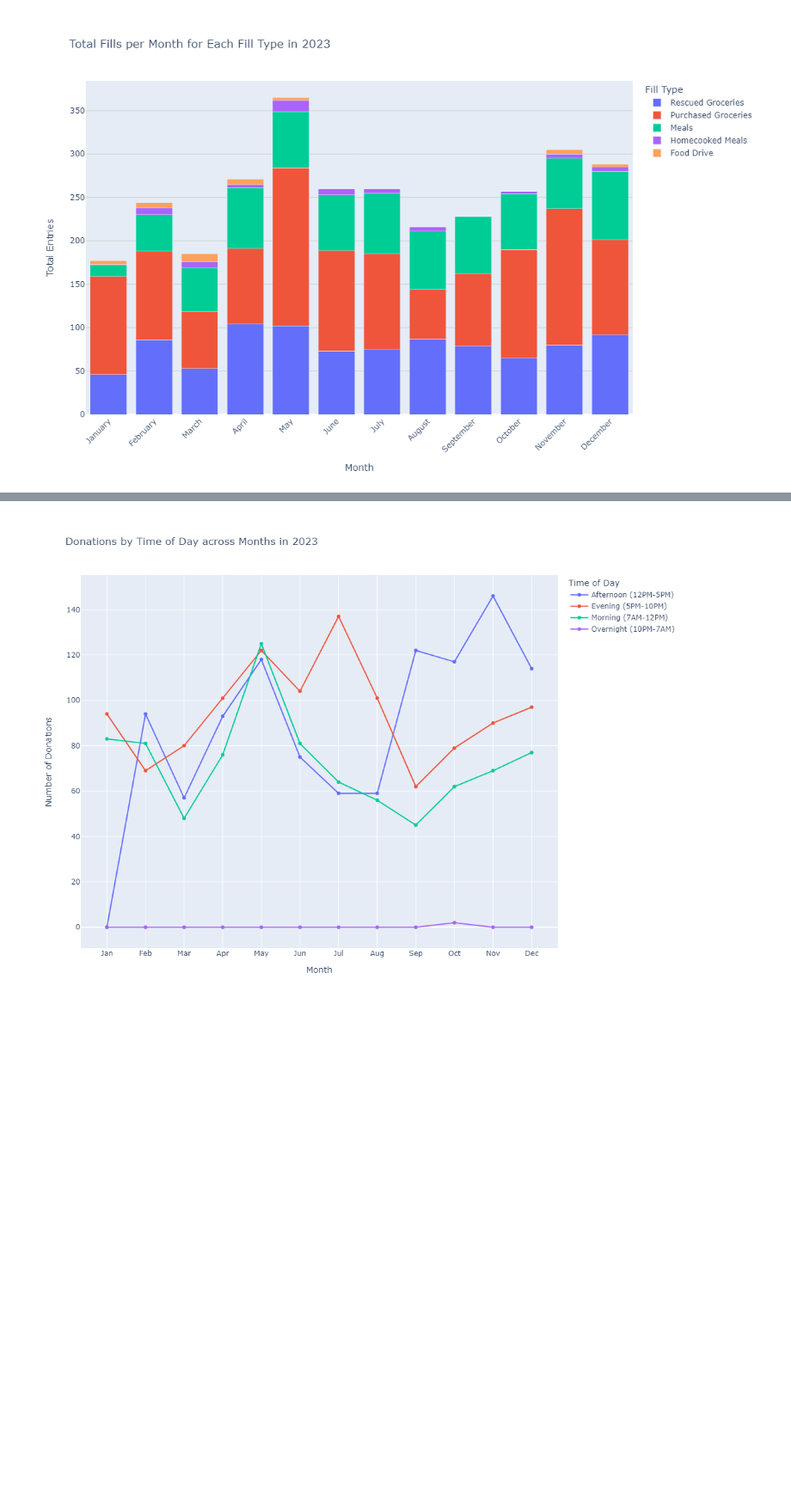
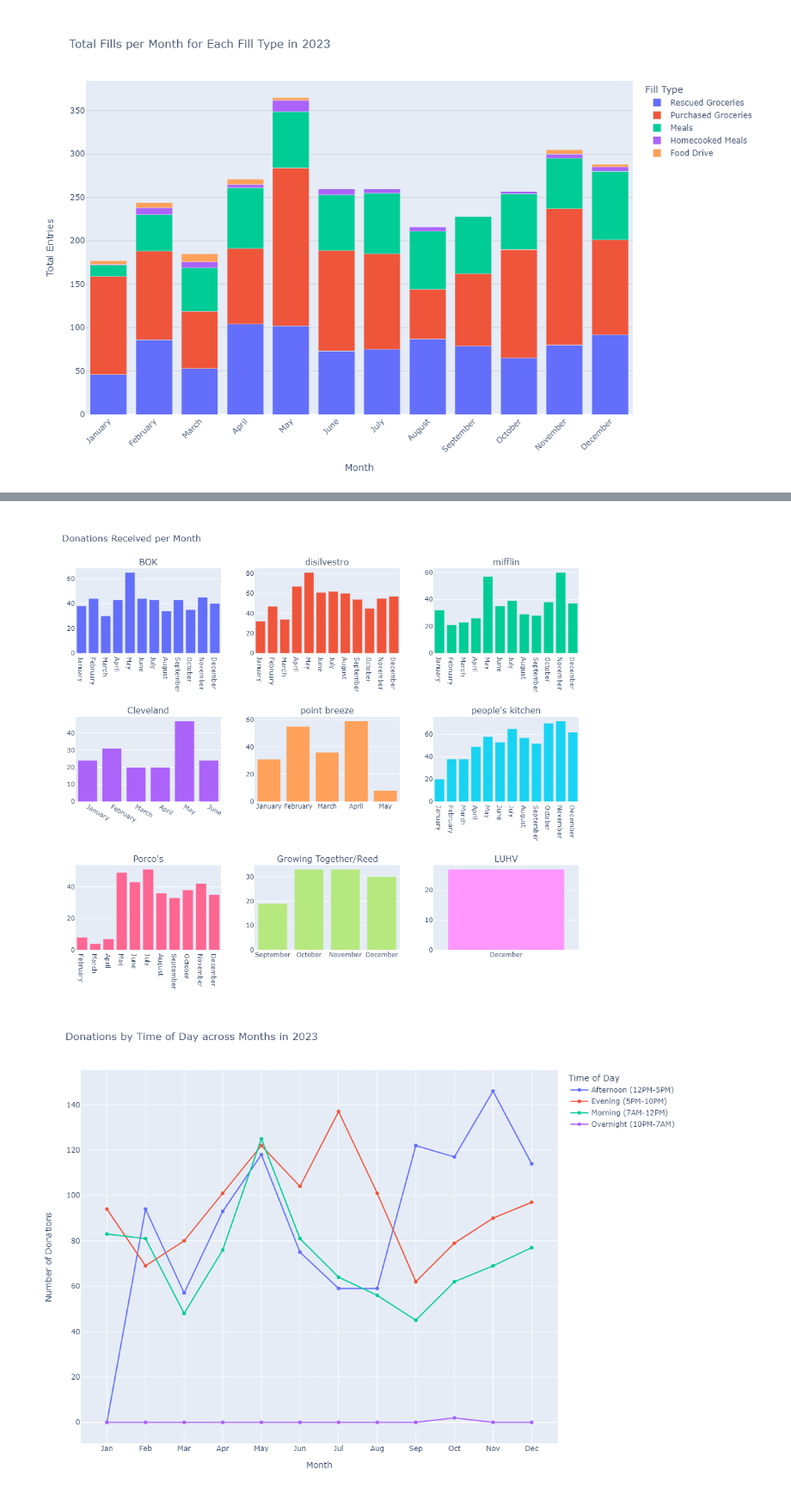
Before and after one commit to vjayne93/project-3-blue-team, a Jupyter notebook: fridge_fills_draft.ipynb, the cells around one changed output, grey strips where cells are left out. Shown at 86% size. Cells and saved outputs as stored; diff of their text form; code cells hidden in the pictures; blank space fills up the shorter version.

```diff
--- a/fridge_fills_draft.ipynb
+++ b/fridge_fills_draft.ipynb
@@ -271,3 +378,76 @@ interactive(children=(Dropdown(description='month', options=(1, 2, 3, 4, 5, 6, 7
+# %%
+# Convert values to lowercase
+df_dates['Dropoff Location'] = df_dates['Dropoff Location'].str.lower()
+
+# Remove NaN values
+df_dates = df_dates.dropna(subset=['Dropoff Location'])
+
+# Define mapping dictionary
+combine_mapping = {
+    'bok': 'BOK',
+    "pk - people's kitchen": "People's Kitchen",
+    'ds - disilvestro': 'DISILVESTRO',
+    'pb - point breeze': 'Point Breeze',
+    'mamatee': "Porco's",
+    'cleveland': 'Cleveland',
+    'growing together/reed': 'Growing Together/Reed',
+    "porco's": "Porco's",
+    'luhv': 'LUHV'
+}
+
+# Replace values using mapping dictionary
+df_dates.loc[:, 'Dropoff Location'] = df_dates['Dropoff Location'].map(combine_mapping).fillna(df_dates['Dropoff Location'])
+
+# Create an empty list to store all subplot traces
+subplot_traces = []
+
+# Iterate through each unique location
+for idx, location in enumerate(unique_locations_combined, start=1):
+    # Filter DataFrame for the current location
+    location_df = df_dates[df_dates['Dropoff Location'] == location].copy()
+
+    # Localize 'Date' column to remove timezone information
+    location_df['Date'] = location_df['Date'].dt.tz_localize(None)
+
+    # Convert 'Date' column to PeriodArray/Index representation
+    location_df['YearMonth'] = location_df['Date'].dt.to_period('M').dt.strftime('%B')
+
+    # Calculate the number of donations received every month for the current location
+    monthly_counts = location_df.groupby('YearMonth').size().reset_index(name='Donation Count')
+
+    # Sort monthly_counts by month
+    monthly_counts['YearMonth'] = pd.Categorical(monthly_counts['YearMonth'], categories=[
+        'January', 'February', 'March', 'April', 'May', 'June', 'July', 'August', 'September', 'October', 'November', 'December'], ordered=True)
+    monthly_counts = monthly_counts.sort_values('YearMonth')
+
+    # Create a bar trace for the current location
+    trace = go.Bar(x=monthly_counts['YearMonth'], y=monthly_counts['Donation Count'], name=location)
+
+    # Append the trace to the subplot_traces list
+    subplot_traces.append(trace)
+
+    # If the subplot_traces list contains 9 traces or it's the last iteration, create a subplot
+    if len(subplot_traces) == 9 or idx == len(unique_locations_combined):
+        # Create a subplot figure with a 3x3 grid
+        fig = make_subplots(rows=3, cols=3, subplot_titles=[trace.name for trace in subplot_traces])
+
+        # Add traces to the subplot figure
+        for row in range(3):
+            for col in range(3):
+                trace_idx = row * 3 + col
+                if trace_idx < len(subplot_traces):
+                    fig.add_trace(subplot_traces[trace_idx], row=row+1, col=col+1)
+
+        # Update figure layout to hide the legend
+        fig.update_layout(height=900, width=900, title_text="Donations Received per Month", showlegend=False)
+
+        # Show the subplot figure
+        fig.show()
+
+        # Reset subplot_traces list for the next set of traces
+        subplot_traces = []
+# %% [output]
+[figure, added]
 # %%
 # Load clean dataset
 clean_df = pd.read_csv("clean_dataset.csv")
```
Also changed, not shown: parts of 10 cells of this notebook.
